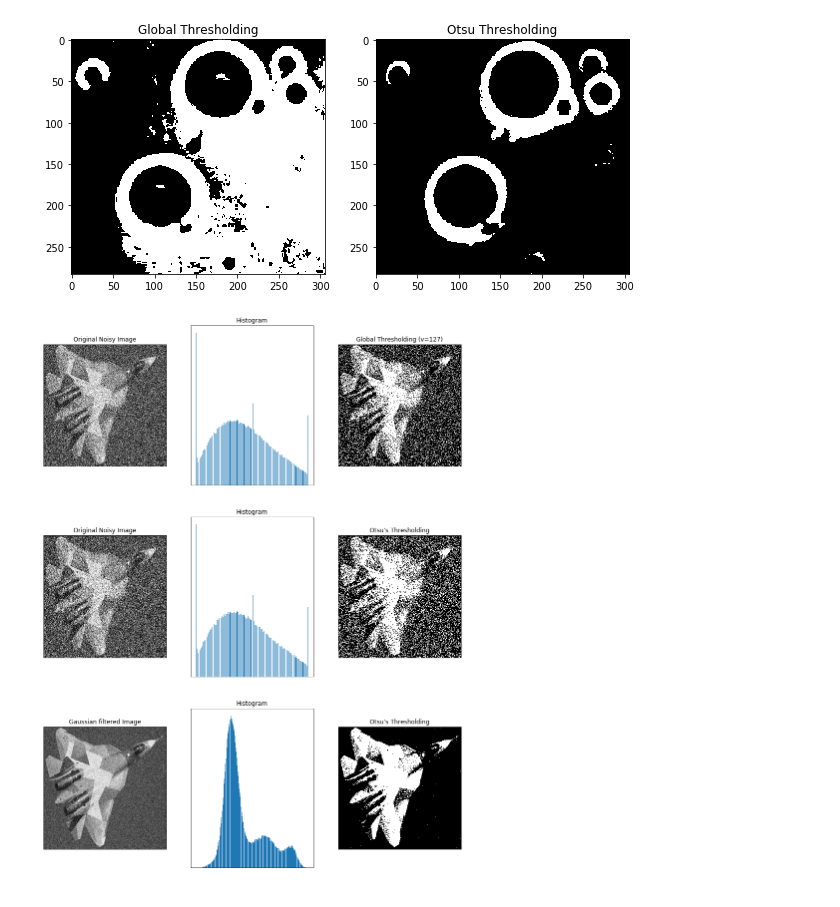
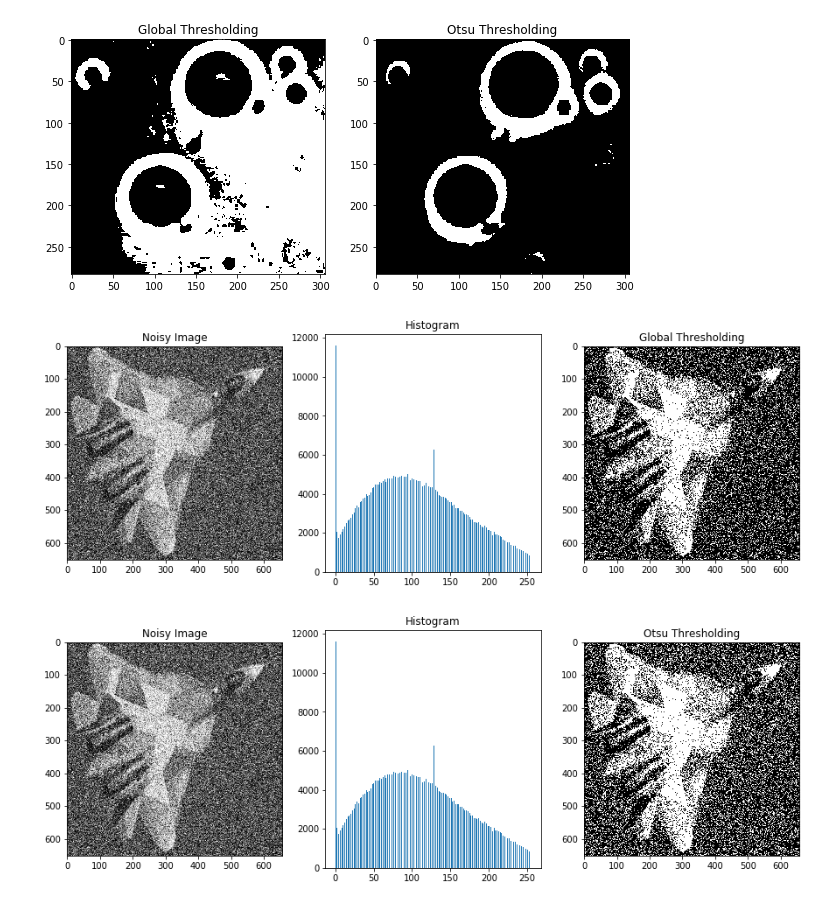
Before and after one commit to allanhung/2019-UIS-MACV, a Jupyter notebook: notebooks/Lecture05_Segmentation_Thresholding_otsu.ipynb, the cells around one changed output. Drawn from its saved outputs; the diff is of its cells as text; code cells hidden in the pictures.

```diff
--- a/notebooks/Lecture05_Segmentation_Thresholding_otsu.ipynb
+++ b/notebooks/Lecture05_Segmentation_Thresholding_otsu.ipynb
@@ -209,33 +209,22 @@ plt.show();
 # %%
 img = cv2.imread('../imgs/fly.png',0)
 
 # global thresholding
 ret1,th1 = cv2.threshold(img,127,255,cv2.THRESH_BINARY)
 
 # Otsu's thresholding
 ret2,th2 = cv2.threshold(img,0,255,cv2.THRESH_BINARY+cv2.THRESH_OTSU)
 
-# Otsu's thresholding after Gaussian filtering
-blur = cv2.GaussianBlur(img,(5,5),0)
-ret3,th3 = cv2.threshold(blur,0,255,cv2.THRESH_BINARY+cv2.THRESH_OTSU)
+# plot all the images and their histograms
+plt.subplots(1,3,figsize=(15,5))
+plt.subplot(131), plt.imshow(img,'gray'), plt.title('Noisy Image')
+plt.subplot(132), plt.hist(img.ravel(),256), plt.title('Histogram')
+plt.subplot(133), plt.imshow(th1,'gray'), plt.title('Global Thresholding')
 
-# plot all the images and their histograms
-images = [img, 0, th1,
-          img, 0, th2,
-          blur, 0, th3]
-titles = ['Original Noisy Image','Histogram','Global Thresholding (v=127)',
-          'Original Noisy Image','Histogram',"Otsu's Thresholding",
-          'Gaussian filtered Image','Histogram',"Otsu's Thresholding"]
-
-
-plt.figure(figsize=(15,20))
-for i in xrange(3):
-    plt.subplot(3,3,i*3+1),plt.imshow(images[i*3],'gray')
-    plt.title(titles[i*3]), plt.xticks([]), plt.yticks([])
-    plt.subplot(3,3,i*3+2),plt.hist(images[i*3].ravel(),256)
-    plt.title(titles[i*3+1]), plt.xticks([]), plt.yticks([])
-    plt.subplot(3,3,i*3+3),plt.imshow(images[i*3+2],'gray')
-    plt.title(titles[i*3+2]), plt.xticks([]), plt.yticks([])
-plt.show()
+plt.subplots(1,3,figsize=(15,5))
+plt.subplot(131), plt.imshow(img,'gray'), plt.title('Noisy Image')
+plt.subplot(132), plt.hist(img.ravel(),256), plt.title('Histogram')
+plt.subplot(133), plt.imshow(th2,'gray'), plt.title('Otsu Thresholding');
 # %% [output]
-[figure, old version]
+[figure, new version]
+[figure, added]
```
Also changed, not shown: parts of 1 cell of this notebook, 1 other file.
